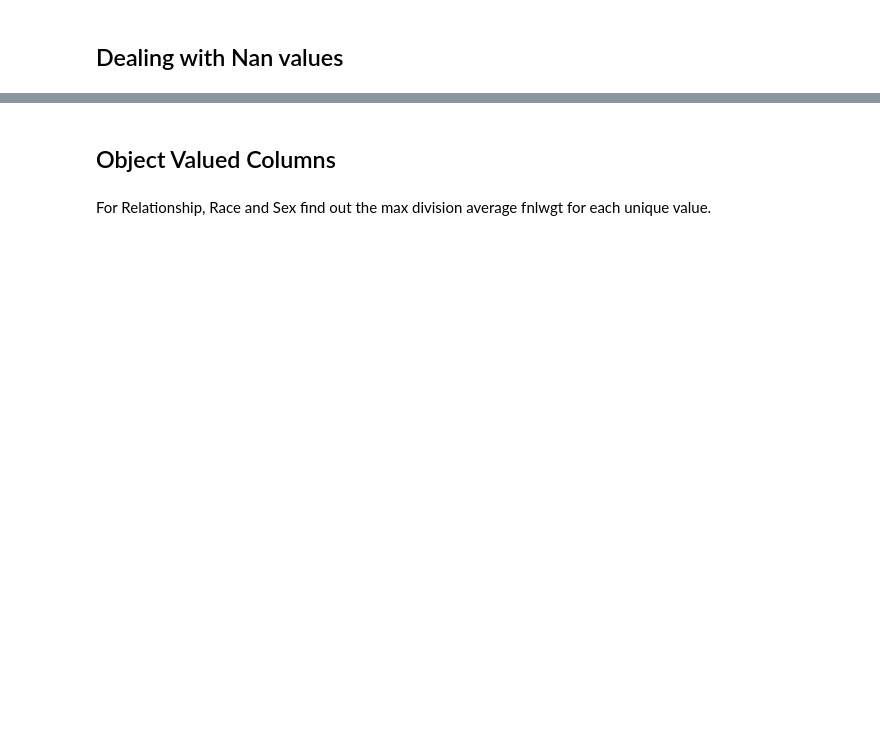
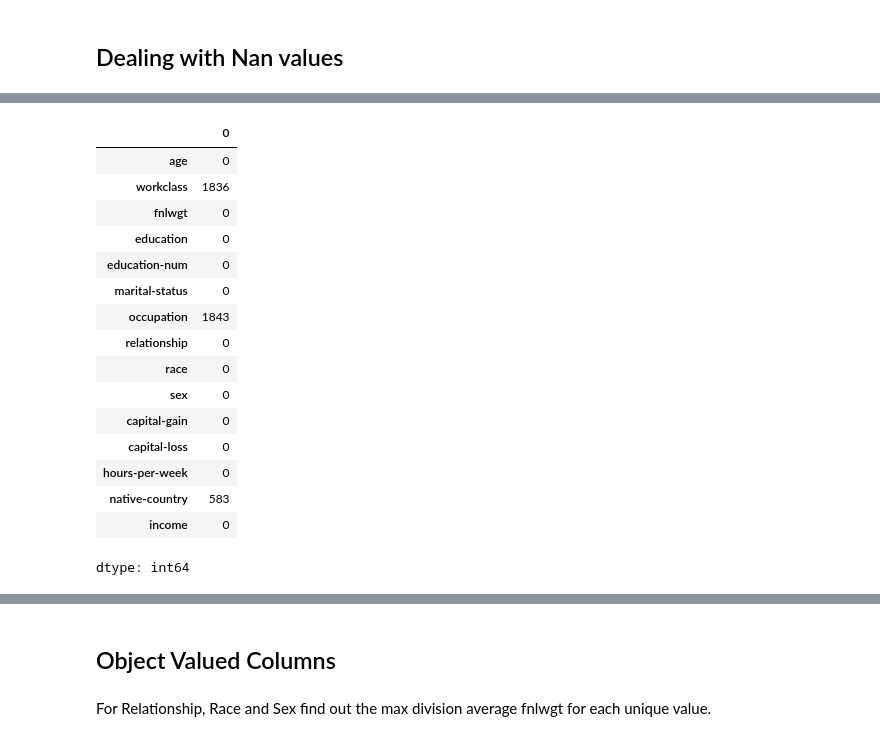
Before and after one commit to paninishah/synapse-learning-phase, a Jupyter notebook: Panini_SynapseLP_Task4.ipynb, the cells around one changed output, grey strips where cells are left out. Drawn from its saved outputs; the diff is of its cells as text; code cells hidden in the pictures; blank space fills up the shorter version.

```diff
--- a/Panini_SynapseLP_Task4.ipynb
+++ b/Panini_SynapseLP_Task4.ipynb
@@ -34,0 +73,21 @@ import matplotlib.pyplot as plt
+# %%
+df.isna().sum()
+#no of nan rows in each case are less than 10%, so we can drop
+# %% [output]
+|  | 0 |
+| age | 0 |
+| workclass | 1836 |
+| fnlwgt | 0 |
+| education | 0 |
+| education-num | 0 |
+| marital-status | 0 |
+| occupation | 1843 |
+| relationship | 0 |
+| race | 0 |
+| sex | 0 |
+| capital-gain | 0 |
+| capital-loss | 0 |
+| hours-per-week | 0 |
+| native-country | 583 |
+| income | 0 |
+dtype: int64
```
Also changed, not shown: parts of 9 cells of this notebook.
